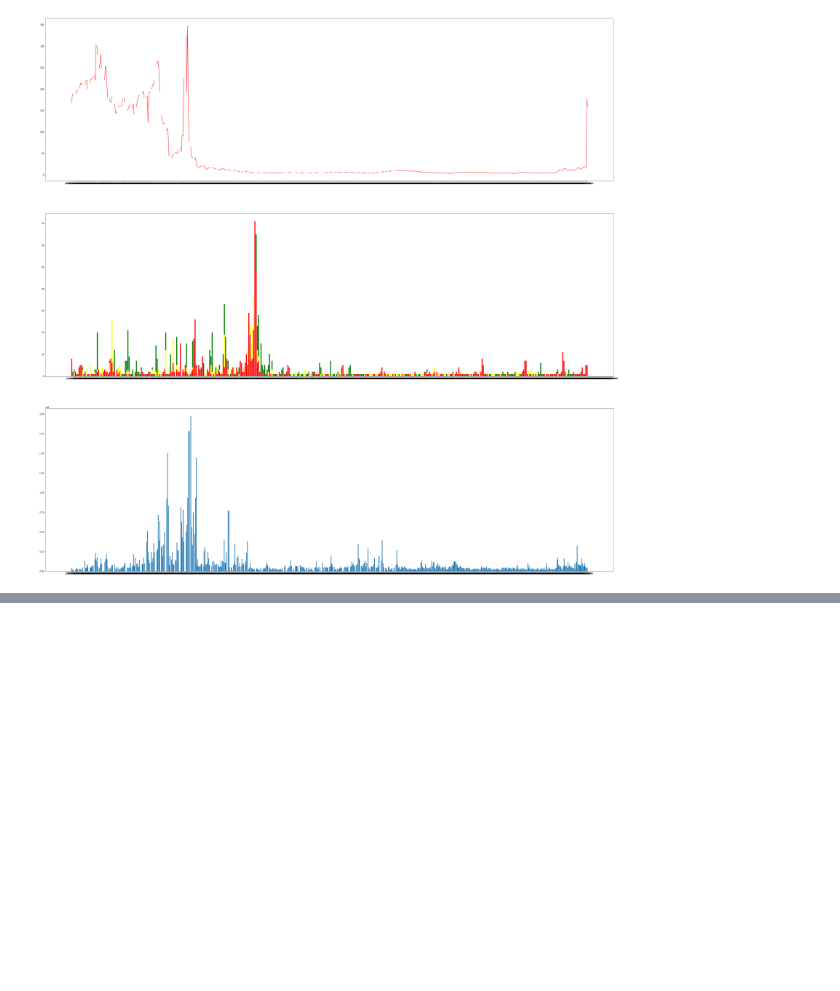
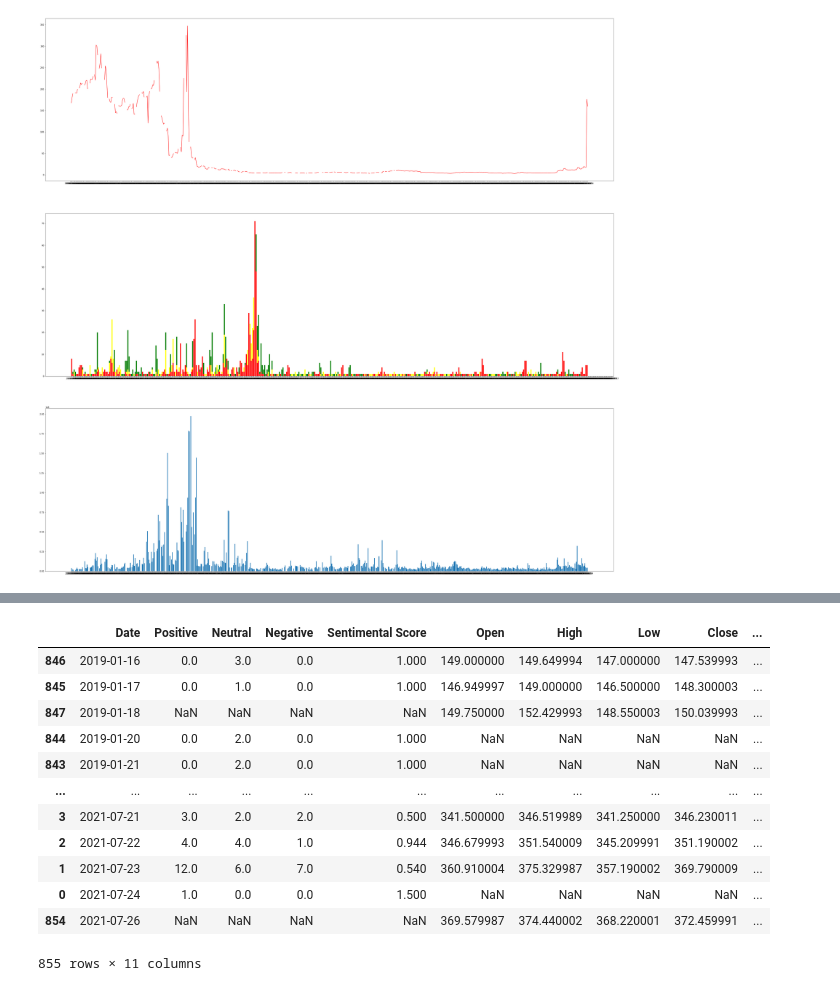
Before and after one commit to netoconcon/next_trend, a Jupyter notebook: notebooks/tanise_nuts_nuts.ipynb, the cells around one changed output, grey strips where cells are left out. Saved outputs shown, nothing was run; the diff lists cells and outputs as text; code cells hidden in the pictures; blank space fills up the shorter version.

```diff
--- a/notebooks/neto_nuts.ipynb
+++ b/notebooks/tanise_nuts_nuts.ipynb
@@ -158,0 +216,6 @@ ax3.bar(data, volume)
+# %%
+#final_base = pd.merge(amazon_df, gme_df, how="outer", on=["Date", "Date"] )
+gme_df = pd.merge(gme_df, gme_price_df, how="outer", on=["Date", "Date"] )
+kodak_df = pd.merge(kodak_df, kodak_price_df, how="outer", on=["Date", "Date"] )
+facebook_df = pd.merge(facebook_df, facebook_price_df, how="outer", on=["Date", "Date"] )
+amazon_df= pd.merge(amazon_df, amazon_price_df, how="outer", on=["Date", "Date"] )
@@ -158,0 +237,16 @@ ax3.bar(data, volume)
+# %%
+facebook_df.sort_values(by='Date')
+# %% [output]
+|  | Date | Positive | Neutral | Negative | Sentimental Score | Open | High | Low | Close | ... |
+| 846 | 2019-01-16 | 0.0 | 3.0 | 0.0 | 1.000 | 149.000000 | 149.649994 | 147.000000 | 147.539993 | ... |
+| 845 | 2019-01-17 | 0.0 | 1.0 | 0.0 | 1.000 | 146.949997 | 149.000000 | 146.500000 | 148.300003 | ... |
+| 847 | 2019-01-18 | NaN | NaN | NaN | NaN | 149.750000 | 152.429993 | 148.550003 | 150.039993 | ... |
+| 844 | 2019-01-20 | 0.0 | 2.0 | 0.0 | 1.000 | NaN | NaN | NaN | NaN | ... |
+| 843 | 2019-01-21 | 0.0 | 2.0 | 0.0 | 1.000 | NaN | NaN | NaN | NaN | ... |
+| ... | ... | ... | ... | ... | ... | ... | ... | ... | ... | ... |
+| 3 | 2021-07-21 | 3.0 | 2.0 | 2.0 | 0.500 | 341.500000 | 346.519989 | 341.250000 | 346.230011 | ... |
+| 2 | 2021-07-22 | 4.0 | 4.0 | 1.0 | 0.944 | 346.679993 | 351.540009 | 345.209991 | 351.190002 | ... |
+| 1 | 2021-07-23 | 12.0 | 6.0 | 7.0 | 0.540 | 360.910004 | 375.329987 | 357.190002 | 369.790009 | ... |
+| 0 | 2021-07-24 | 1.0 | 0.0 | 0.0 | 1.500 | NaN | NaN | NaN | NaN | ... |
+| 854 | 2021-07-26 | NaN | NaN | NaN | NaN | 369.579987 | 374.440002 | 368.220001 | 372.459991 | ... |
+855 rows × 11 columns
```
Also changed, not shown: parts of 41 cells of this notebook, 8 other files.
